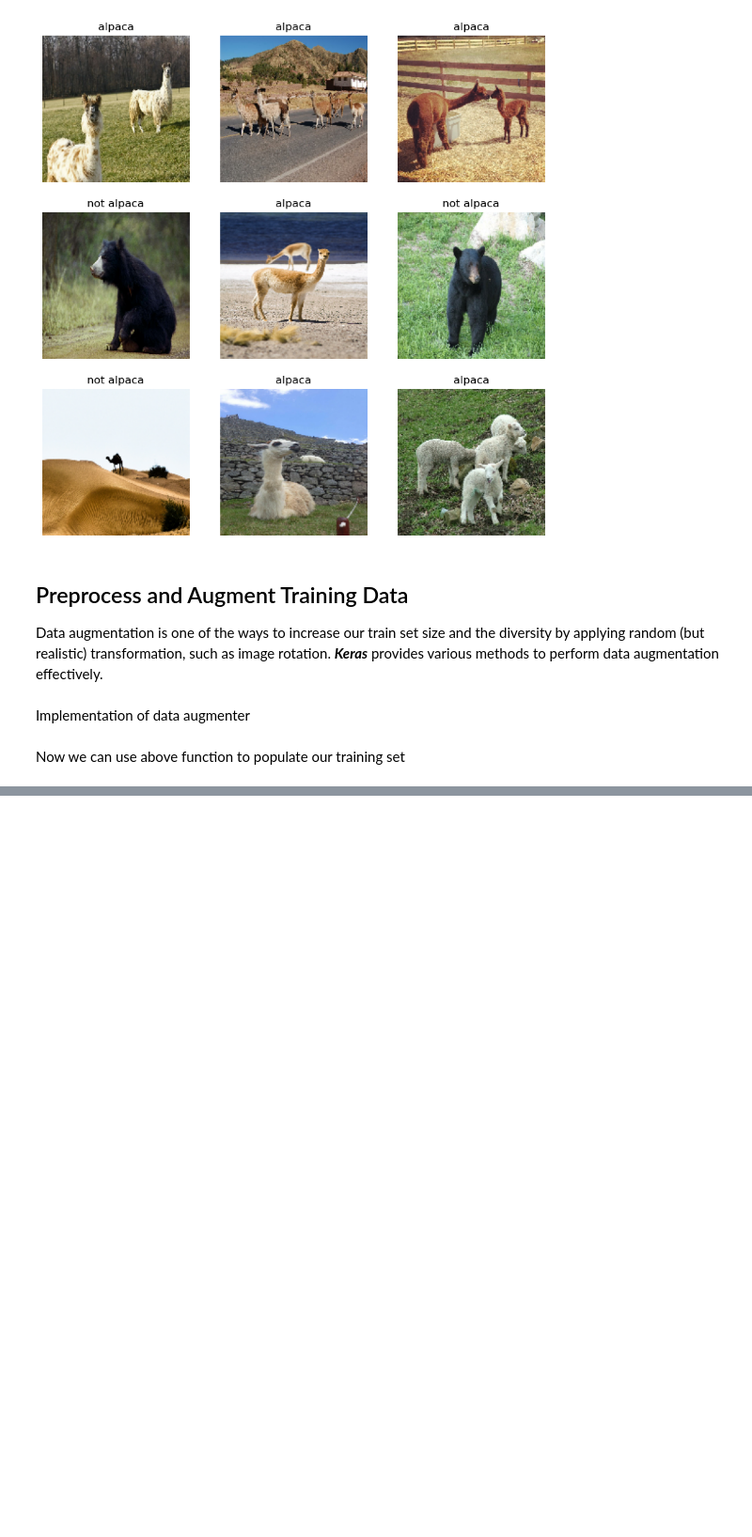
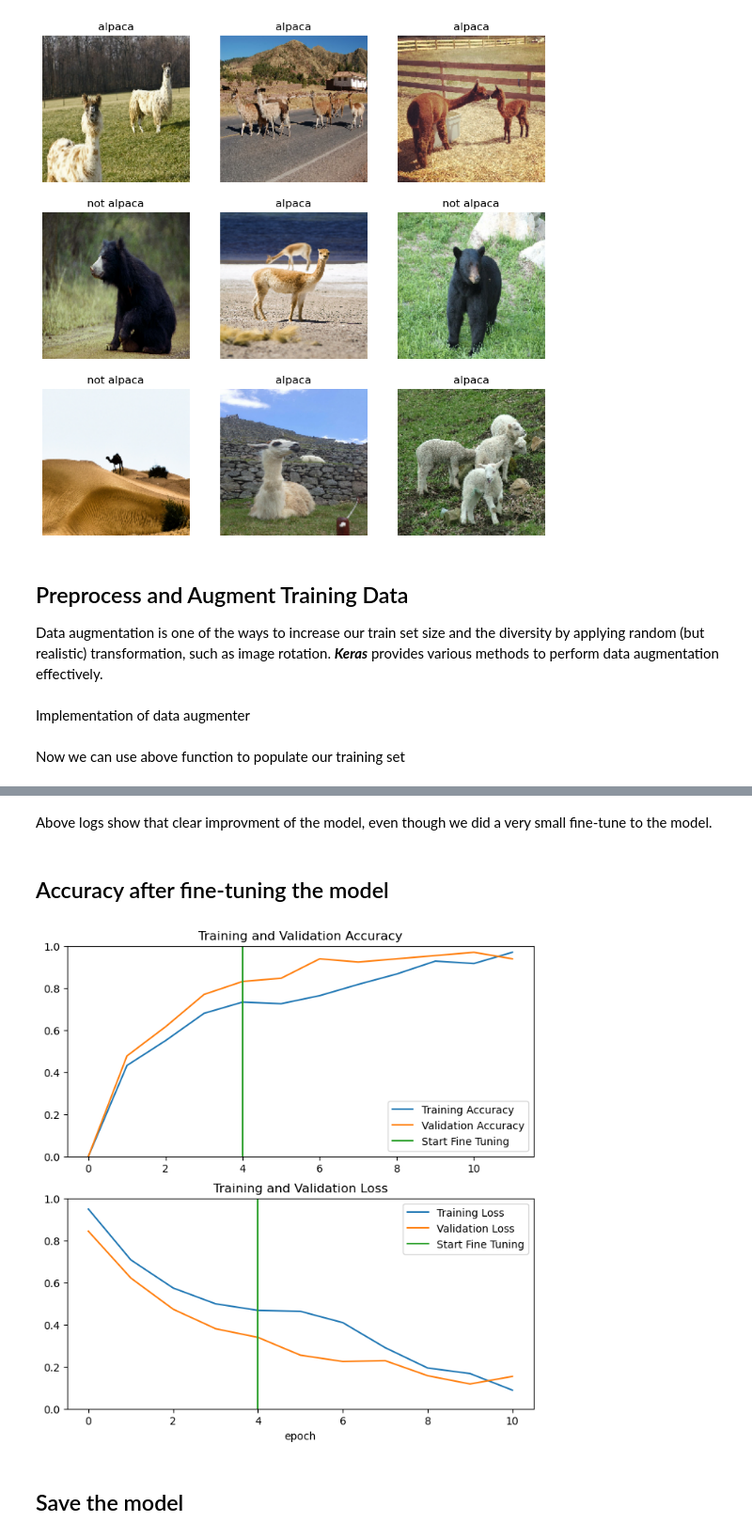
Before and after one commit to tharangachaminda/transfer_learning_with_mobilenet_v1, a Jupyter notebook: TransferLearning_MobileNet_v2.ipynb, the cells around one changed output, grey strips where cells are left out. Shown at 94% size. Drawn from its saved outputs; the diff is of its cells as text; code cells hidden in the pictures; blank space fills up the shorter version.

```diff
--- a/TransferLearning_MobileNet_v2.ipynb
+++ b/TransferLearning_MobileNet_v2.ipynb
@@ -116,0 +318,8 @@ preprocess_input = tf.keras.applications.mobilenet_v2.preprocess_input
+# %%
+fine_tune_epochs = 5
+total_epochs = initial_epochs + fine_tune_epochs
+
+history_fine_tune = model_alpaca.fit(train_dataset,
+                                     epochs=total_epochs,
+                                     initial_epoch=history.epoch[-1],
+                                     validation_data=validation_dataset)
@@ -116,0 +339,37 @@ preprocess_input = tf.keras.applications.mobilenet_v2.preprocess_input
+# %% [markdown]
+Above logs show that clear improvment of the model, even though we did a very small fine-tune to the model.
+# %% [markdown]
+<a id="accuracy_after_fine_tune"></a>
+## Accuracy after fine-tuning the model
+# %%
+acc += history_fine_tune.history['accuracy']
+val_acc += history_fine_tune.history['val_accuracy']
+
+loss += history_fine_tune.history['loss']
+val_loss += history_fine_tune.history['val_loss']
+# %%
+plt.figure(figsize=(8, 8))
+plt.subplot(2, 1, 1)
+plt.plot(acc, label='Training Accuracy')
+plt.plot(val_acc, label='Validation Accuracy')
+plt.ylim([0, 1])
+plt.plot([initial_epochs-1,initial_epochs-1],
+          plt.ylim(), label='Start Fine Tuning')
+plt.legend(loc='lower right')
+plt.title('Training and Validation Accuracy')
+
+plt.subplot(2, 1, 2)
+plt.plot(loss, label='Training Loss')
+plt.plot(val_loss, label='Validation Loss')
+plt.ylim([0, 1.0])
+plt.plot([initial_epochs-1,initial_epochs-1],
+         plt.ylim(), label='Start Fine Tuning')
+plt.legend(loc='upper right')
+plt.title('Training and Validation Loss')
+plt.xlabel('epoch')
+plt.show()
+# %% [output]
+[figure, added]
+# %% [markdown]
+<a id="save_model"></a>
+## Save the model
```
Also changed, not shown: parts of 22 cells of this notebook, 1 other file.
